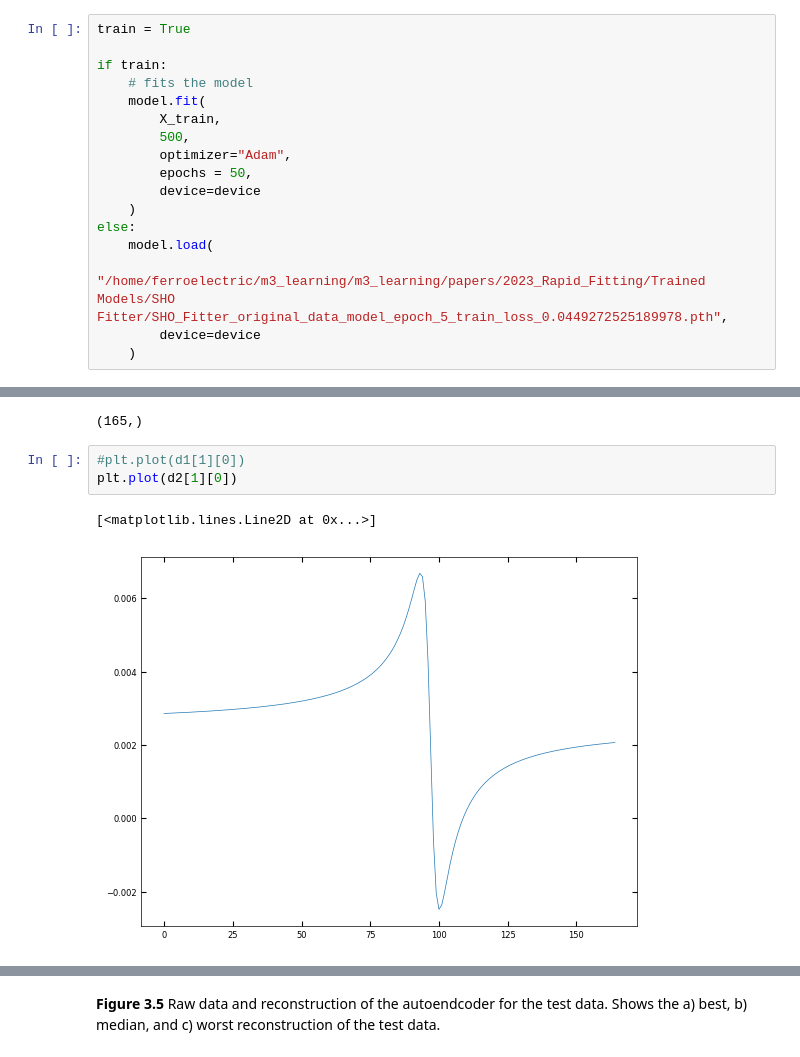
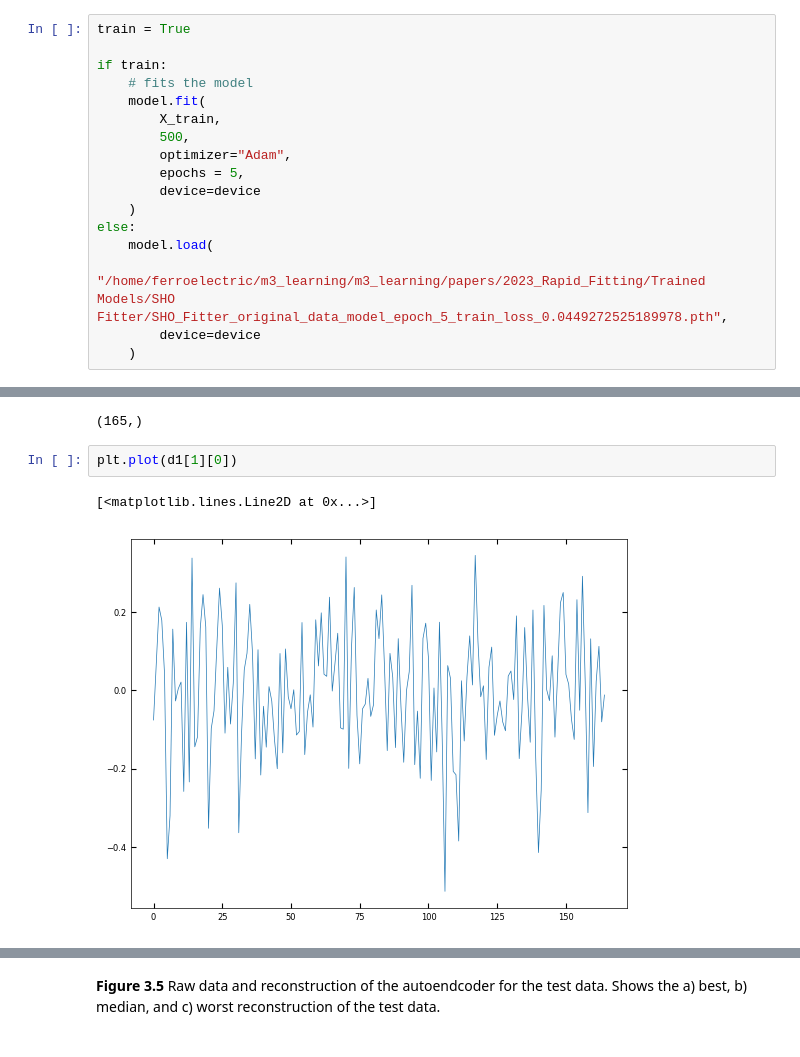
Before and after one commit to m3-learning/Rapid-Fitting-BEPFM-NN, a Jupyter notebook: notebooks/3_Pytorch_SHO_Fitter copy.ipynb, the cells around one changed output, grey strips where cells are left out. Drawn from its saved outputs; the diff is of its cells as text.

```diff
--- a/notebooks/3_Pytorch_SHO_Fitter copy.ipynb
+++ b/notebooks/3_Pytorch_SHO_Fitter copy.ipynb
@@ -282,7 +254,7 @@ if train:
         X_train,
         500,
         optimizer="Adam",
-        epochs = 50,
+        epochs = 5,
         device=device
     )
 else:
@@ -427,8 +429,7 @@ d1[0][0].shape
 # %% [output]
 (165,)
 # %%
-#plt.plot(d1[1][0])
-plt.plot(d2[1][0])
+plt.plot(d1[1][0])
 # %% [output]
 [<matplotlib.lines.Line2D at 0x...>]
-[figure, old version]
+[figure, new version]
```
Also changed, not shown: parts of 13 cells of this notebook, 1 other file.
